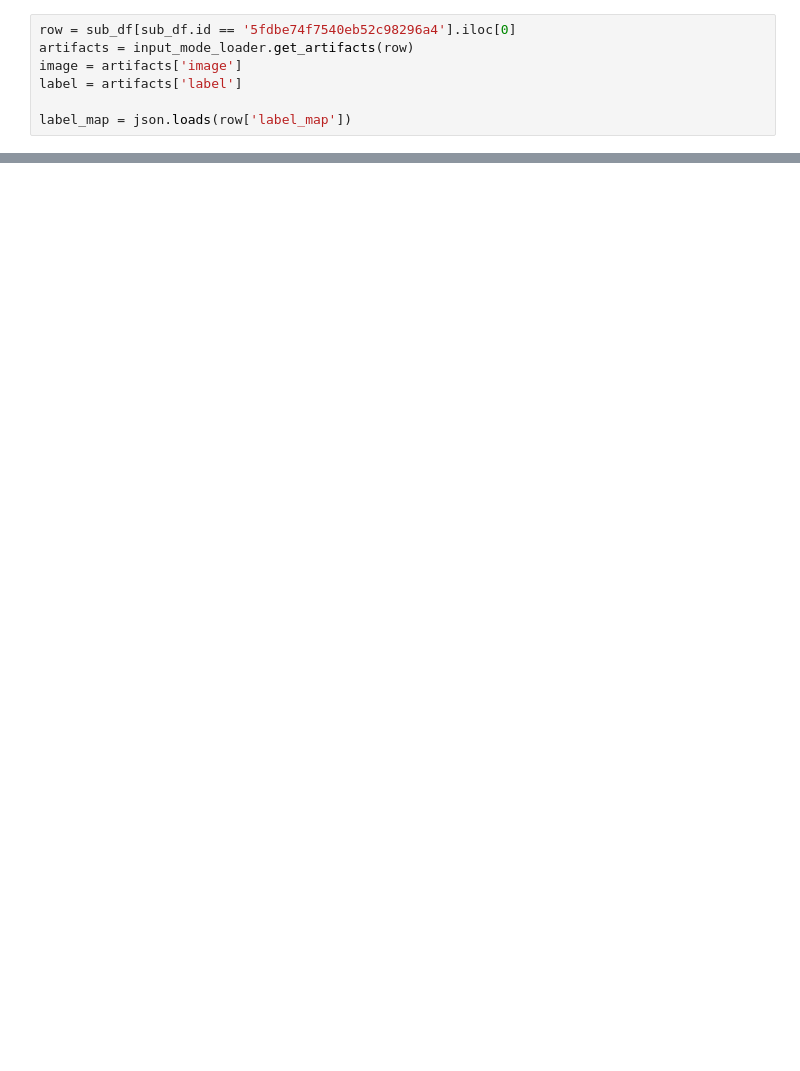
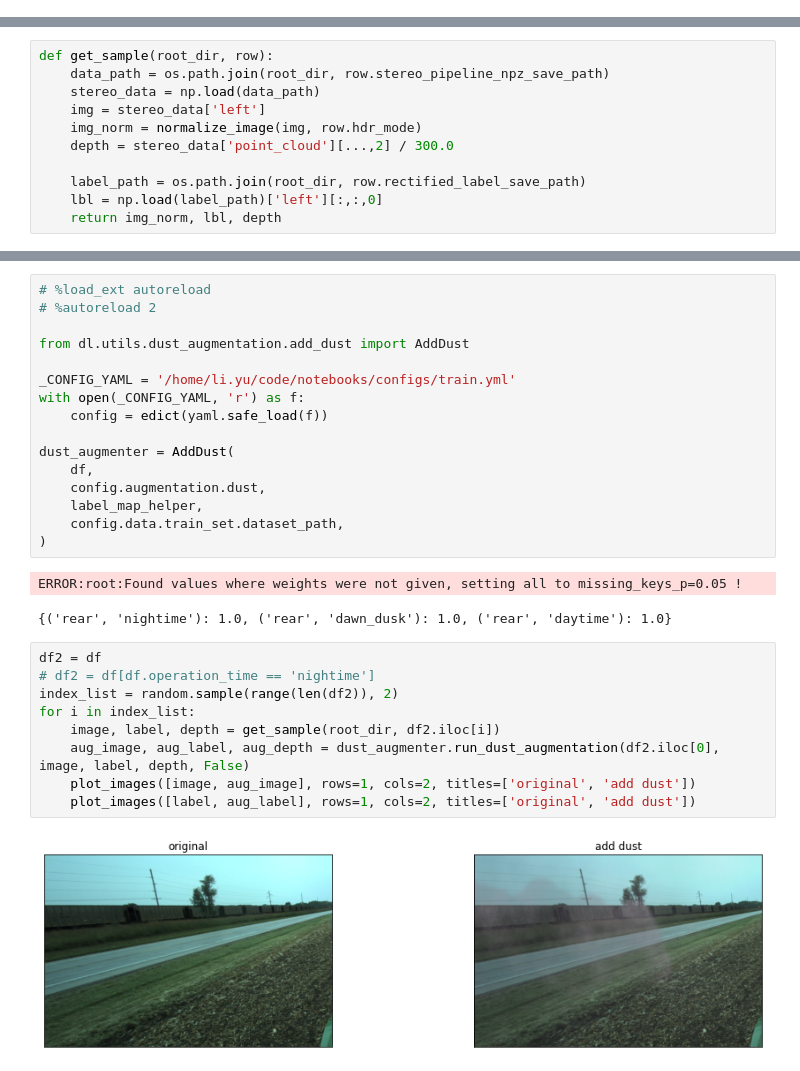
Before and after one commit to liyubrt/notebooks, a Jupyter notebook: imgaug.ipynb, the cells around one changed output, grey strips where cells are left out. Cells and saved outputs as stored; diff of their text form; blank space fills up the shorter version.

```diff
--- a/imgaug.ipynb
+++ b/imgaug.ipynb
@@ -78,7 +30,0 @@ input_mode_loader = input_dataloader(
-# %%
-row = sub_df[sub_df.id == '5fdbe74f7540eb52c98296a4'].iloc[0]
-artifacts = input_mode_loader.get_artifacts(row)
-image = artifacts['image']
-label = artifacts['label']
-
-label_map = json.loads(row['label_map'])
@@ -95,0 +31,11 @@ df.shape
+# %%
+def get_sample(root_dir, row):
+    data_path = os.path.join(root_dir, row.stereo_pipeline_npz_save_path)
+    stereo_data = np.load(data_path)
+    img = stereo_data['left']
+    img_norm = normalize_image(img, row.hdr_mode)
+    depth = stereo_data['point_cloud'][...,2] / 300.0
+
+    label_path = os.path.join(root_dir, row.rectified_label_save_path)
+    lbl = np.load(label_path)['left'][:,:,0]
+    return img_norm, lbl, depth
@@ -95,0 +73,30 @@ df.shape
+# %%
+# %load_ext autoreload
+# %autoreload 2
+
+from dl.utils.dust_augmentation.add_dust import AddDust
+
+_CONFIG_YAML = '/home/li.yu/code/notebooks/configs/train.yml'
+with open(_CONFIG_YAML, 'r') as f:
+    config = edict(yaml.safe_load(f))
+
+dust_augmenter = AddDust(
+    df,
+    config.augmentation.dust,
+    label_map_helper,
+    config.data.train_set.dataset_path,
+)
+# %% [output]
+ERROR:root:Found values where weights were not given, setting all to missing_keys_p=0.05 !
+{('rear', 'nightime'): 1.0, ('rear', 'dawn_dusk'): 1.0, ('rear', 'daytime'): 1.0}
+# %%
+df2 = df
+# df2 = df[df.operation_time == 'nightime']
+index_list = random.sample(range(len(df2)), 2)
+for i in index_list:
+    image, label, depth = get_sample(root_dir, df2.iloc[i])
+    aug_image, aug_label, aug_depth = dust_augmenter.run_dust_augmentation(df2.iloc[0], image, label, depth, False)
+    plot_images([image, aug_image], rows=1, cols=2, titles=['original', 'add dust'])
+    plot_images([label, aug_label], rows=1, cols=2, titles=['original', 'add dust'])
+# %% [output]
+[figure, added]
```
Also changed, not shown: parts of 12 cells of this notebook, 4 other files.
